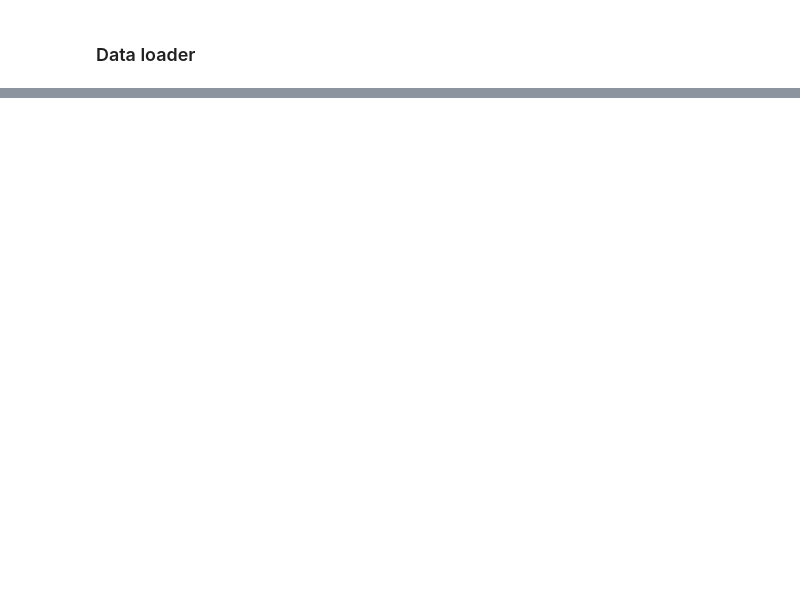
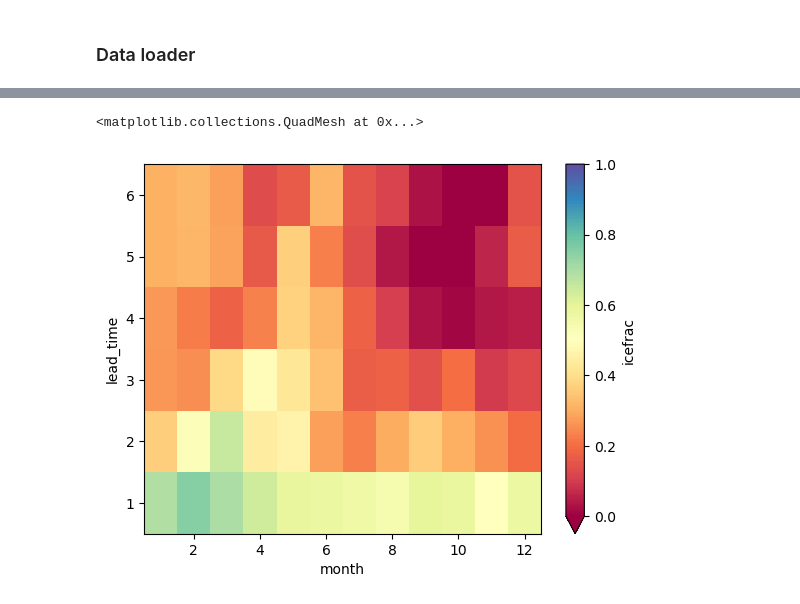
Before and after one commit to ychnli/sicpred, a Jupyter notebook: finetune.ipynb, the cells around one changed output, grey strips where cells are left out. Drawn from its saved outputs; the diff is of its cells as text; code cells hidden in the pictures; blank space fills up the shorter version.

Commit message:
Run some hyp sweeps for models trained only on obs. They are all pretty bad

```diff
--- a/finetune.ipynb
+++ b/finetune.ipynb
@@ -539,0 +808,36 @@ def train_epoch(model, dataloader, optimizer, loss_fn, device, epoch, total_epoc
+# %%
+import src.experiment_configs.exp1_inputs.input2 as config2
+device = torch.device("cuda" if torch.cuda.is_available() else "cpu")
+
+# dataloaders
+train_dataset = Obs_Dataset("train", config2.DATA_CONFIG_NAME, data_split_settings)
+train_dataloader = DataLoader(train_dataset, batch_size=1, shuffle=False, num_workers=0)
+
+test_dataset = Obs_Dataset("test", config2.DATA_CONFIG_NAME, data_split_settings)
+test_dataloader = DataLoader(test_dataset, batch_size=1, shuffle=False, num_workers=0)
+
+
+# model (best = jbns1cqy)
+run_id = 'jbns1cqy'
+checkpoint_path = f"/scratch/users/yucli/sicpred_models/exp3_obs_hypsweep/seaice_plus_auxiliary_{run_id}_best.pt"
+checkpoint = torch.load(checkpoint_path, map_location=device, weights_only=True)
+
+in_channels = util_cesm.get_num_input_channels(config2.INPUT_CONFIG)
+out_channels = util_cesm.get_num_output_channels(config2.MAX_LEAD_MONTHS, config2.TARGET_CONFIG)
+model = UNetRes3(in_channels=in_channels,
+                out_channels=out_channels,
+                predict_anomalies=config2.TARGET_CONFIG["predict_anom"]).to(device)
+
+model.load_state_dict(checkpoint)
+
+# evaluate on test
+ds_pred_train, ds_truth_train = evaluate(model, train_dataloader)
+ds_pred_test, ds_truth_test = evaluate(model, test_dataloader)
+# %%
+test_acc = calculate_acc(ds_pred_test.icefrac, ds_truth_test.icefrac, dim=("x","y"), aggregate=True)
+train_acc = calculate_acc(ds_pred_train.icefrac, ds_truth_train.icefrac, dim=("x","y"), aggregate=True)
+# %%
+test_acc.plot(vmin=0, vmax=1, cmap="Spectral")
+# %% [output]
+<matplotlib.collections.QuadMesh at 0x...>
+[figure, added]
```
Also changed, not shown: parts of 28 cells of this notebook.
